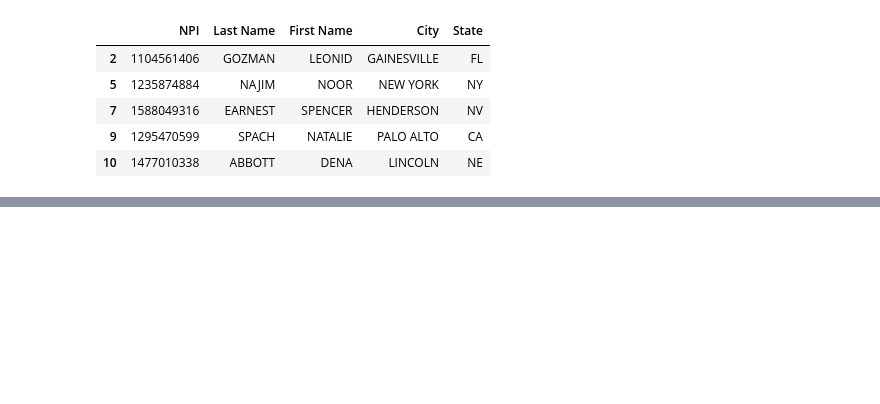
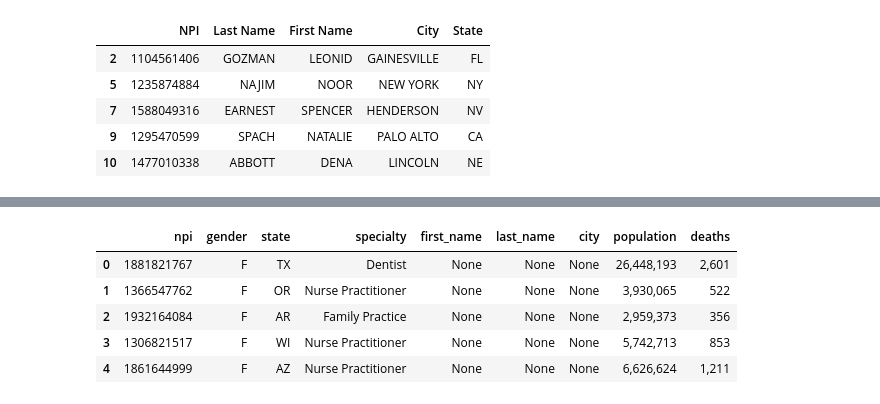
Before and after one commit to Mcusac/Project-2, a Jupyter notebook: Notebook.ipynb, the cells around one changed output, grey strips where cells are left out. Saved outputs shown, nothing was run; the diff lists cells and outputs as text; code cells hidden in the pictures; blank space fills up the shorter version.

```diff
--- a/Notebook.ipynb
+++ b/Notebook.ipynb
@@ -104,7 +131,7 @@ clean_names_pnl_df.head()
 # Connect to local database
 from db_key import *
 
-engine = create_engine(f'postgresql://{username}:{password}@localhost:{port}/Employee_db')
+engine = create_engine(f'postgresql://{username}:{password}@localhost:{port}/Opioids_db')
 # %%
 # Check for table names
 engine.table_names()
@@ -112,0 +173,17 @@ engine.table_names()
+# %%
+# Join tables into one table
+pd.read_sql_query(
+    'select prescriber_info.npi, prescriber_info.gender, prescriber_info.state, prescriber_info.specialty,\
+         provider_name_loc.first_name, provider_name_loc.last_name, provider_name_loc.city, \
+            overdoses.population, overdoses.deaths\
+            from prescriber_info \
+            LEFT JOIN provider_name_loc ON provider_name_loc.npi=prescriber_info.npi\
+                LEFT JOIN overdoses ON overdoses.state=prescriber_info.state',
+    con=engine).head()
+# %% [output]
+|  | npi | gender | state | specialty | first_name | last_name | city | population | deaths |
+| 0 | 1881821767 | F | TX | Dentist | None | None | None | 26,448,193 | 2,601 |
+| 1 | 1366547762 | F | OR | Nurse Practitioner | None | None | None | 3,930,065 | 522 |
+| 2 | 1932164084 | F | AR | Family Practice | None | None | None | 2,959,373 | 356 |
+| 3 | 1306821517 | F | WI | Nurse Practitioner | None | None | None | 5,742,713 | 853 |
+| 4 | 1861644999 | F | AZ | Nurse Practitioner | None | None | None | 6,626,624 | 1,211 |
```
Also changed, not shown: parts of 11 cells of this notebook, 3 other files.
